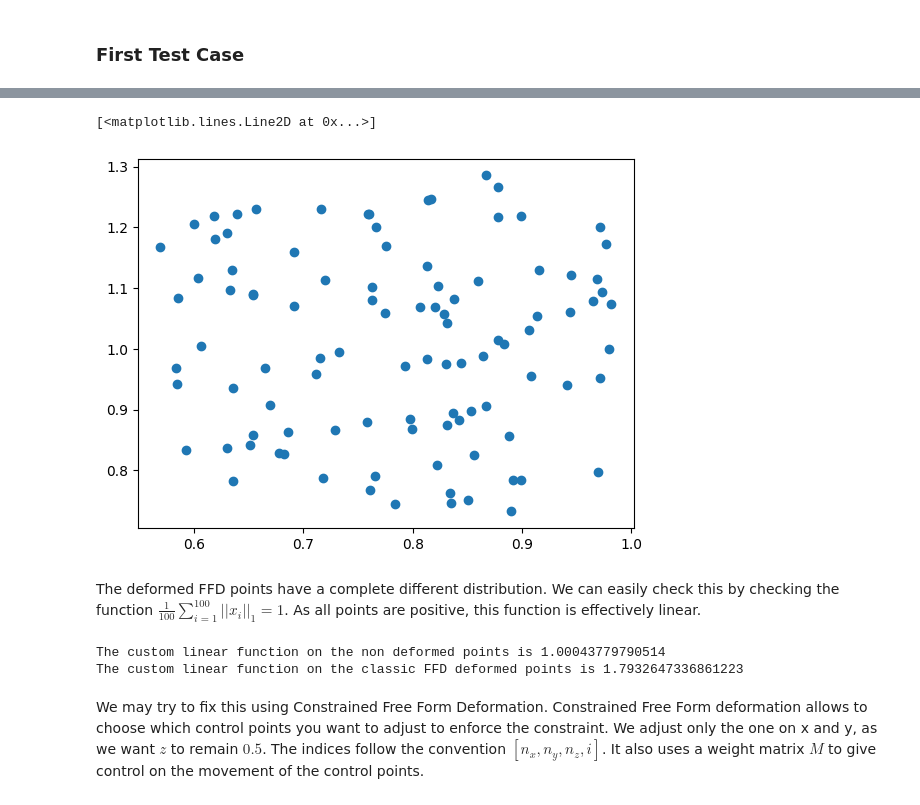
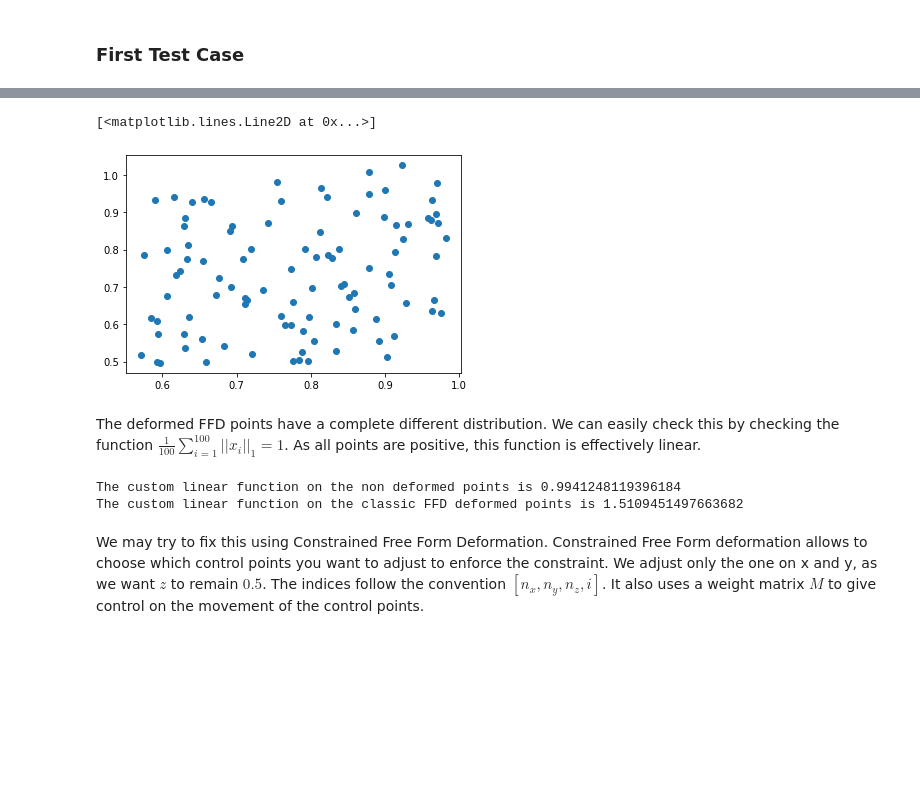
Before and after one commit to mathLab/PyGeM, a Jupyter notebook: tutorials/tutorial7/tutorial-7-cffd.ipynb, the cells around one changed output, grey strips where cells are left out. Drawn from its saved outputs; the diff is of its cells as text; code cells hidden in the pictures; blank space fills up the shorter version.

```diff
--- a/tutorials/tutorial7/tutorial-7-cffd.ipynb
+++ b/tutorials/tutorial7/tutorial-7-cffd.ipynb
@@ -23,8 +23,7 @@ Let's start by generating the points.
 import numpy as np
 import matplotlib.pyplot as plt
 np.random.seed(0)
-x = 0.5 * np.random.rand(100, 2) + 0.25
+x = 0.5 * np.random.rand(100, 3) + 0.25
 plt.plot(x[:, 0], x[:, 1], 'o')
-x = np.concatenate((x, 0.5 * np.ones((x.shape[0], 1))), axis=1)
 from pygem.ffd import FFD
 # %% [output]
@@ -35,18 +33,17 @@ Let's start by deforming the points by appling applying FFD. As FFD works in 3D,
-# %%
-x=np.concatenate((x,0.5*np.ones((x.shape[0],1))),axis=1)
 # %%
 from pygem.ffd import FFD
 
 ffd = FFD([8, 8, 1])
 np.random.seed(0)
 ffd.array_mu_x = ffd.array_mu_x + 0.5 * np.random.rand(*ffd.array_mu_x.shape)
-ffd.array_mu_y = ffd.array_mu_x + 0.5 * np.random.rand(*ffd.array_mu_x.shape)
+ffd.array_mu_y = ffd.array_mu_y + 0.5 * np.random.rand(*ffd.array_mu_x.shape)
+ffd.array_mu_z = ffd.array_mu_z + 0.5 * np.random.rand(*ffd.array_mu_x.shape)
 x_def = ffd(x)
 x_def = x_def
 plt.plot(x_def[:, 0], x_def[:, 1], 'o')
 # %% [output]
 [<matplotlib.lines.Line2D at 0x...>]
-[figure, old version]
+[figure, new version]
 # %% [markdown]
 The deformed FFD points have a complete different distribution. We can easily check this by checking the function $\frac{1}{100}\sum_{i=1}^{100} ||x_{i}||_{1}= 1$. As all points are positive, this function is effectively linear.
 # %%
@@ -60,8 +57,8 @@ print("The custom linear function on the non deformed points is",
 print("The custom linear function on the classic FFD deformed points is",
       custom_linear_constraint(x_def))
 # %% [output]
-The custom linear function on the non deformed points is 1.00043779790514
-The custom linear function on the classic FFD deformed points is 1.7932647336861223
+The custom linear function on the non deformed points is 0.9941248119396184
+The custom linear function on the classic FFD deformed points is 1.5109451497663682
 # %% [markdown]
 We may try to fix this using Constrained Free Form Deformation. Constrained Free Form deformation allows to choose which control points you want to adjust to enforce the constraint. We adjust only the one on x and y, as we want $z$ to remain $0.5$. The indices follow the convention
 $[n_{x},n_{y},n_{z},i]$. It also uses a weight matrix $M$ to give control on the movement of the control points.
```
Also changed, not shown: parts of 10 cells of this notebook, 6 other files.
